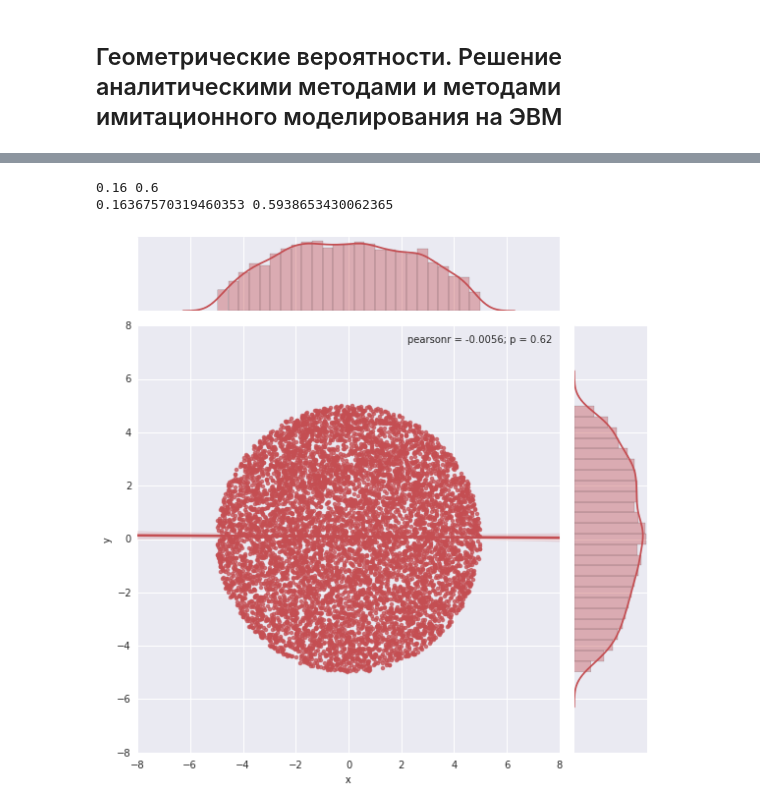
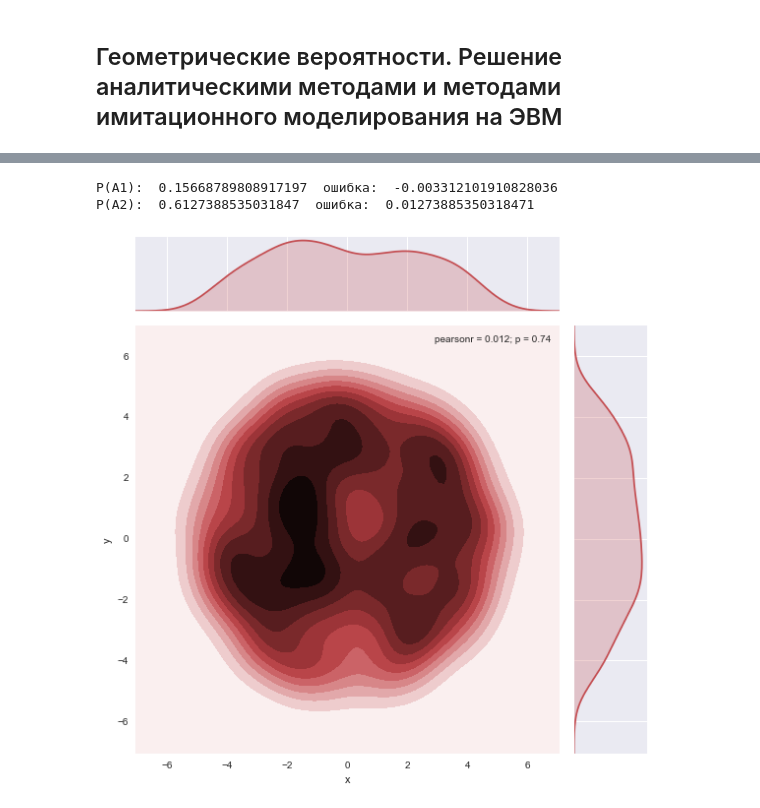
Before and after one commit to Mapholameth/way_station, a Jupyter notebook: pat-rec-2014/l-1.ipynb, the cells around one changed output, grey strips where cells are left out. Saved outputs shown, nothing was run; the diff lists cells and outputs as text; code cells hidden in the pictures.

```diff
--- a/pat-rec-2014/l-1.ipynb
+++ b/pat-rec-2014/l-1.ipynb
@@ -7,3 +27,5 @@
+# %%
+n = 1000
 # %%
 %matplotlib inline
 import seaborn as sns
@@ -41,51 +76,54 @@ print("              ошибка: ", success / n - precise_sol)
+# %%
+n = 1000
 # %%
 from random import random
 import seaborn as sns
 from scipy import stats
 import pandas as pd
 
-a1 = 2**2 / 5**2
-
-a2 = (1 + (3**2 - 2**2) + (5**2 - 4**2)) / 5**2
-
-print(a1, a2)
-
-n = 10000
 true_n = 0
 n_r_1 = 0
 n_r_2 = 0
 
-data = pd.DataFrame(columns=['x', 'y'], index=[i in range(n)])
+data = pd.DataFrame(columns=['x', 'y'], index=range(n))
 for i in range(n):
-    a = random() * math.pi * 2.0
-    r = random() * 5.0
-    x = math.cos(a) * r
-    y = math.sin(a) * r
+    # равномерно распределяем точки в квадрате (-5; -5) - (5; 5)
     x = random() * 10 - 5
     y = random() * 10 - 5
 
+    # квадрат расстояния точки до начала координат
     r2 = x**2 + y**2
 
+    # точка не попала во внешний круг
     if r2 > 25:
         continue
 
     true_n += 1
 
     data.loc[i] = [x, y]
 
-
+    # точка попала в окружность радиуса 2
     if (r2 < 4):
         n_r_1 += 1
-    if (r2 < 1 or r2 > 4 and r2 < 9 or r2 > 16 and r2 < 25):
+
+    # точка попала в заштрихованую область
+    if (r2 < 1\
+        or r2 > 4 and r2 < 9\
+        or r2 > 16 and r2 < 25):
         n_r_2 += 1
 
-print(n_r_1 / true_n, n_r_2 / true_n)
+pa1_true = 0.16
+pa2_true = 0.6
+pa1 = n_r_1 / true_n
+pa2 = n_r_2 / true_n
+
+print("P(A1): ", pa1, " ошибка: ", pa1 - pa1_true)
+print("P(A2): ", pa2, " ошибка: ", pa2 - pa2_true)
 
 sns.set(style="darkgrid")
-
 color = sns.color_palette()[2]
-g = sns.jointplot('x', 'y', data=data, kind="reg", color=color, size=8)
+g = sns.jointplot('x', 'y', data=data, kind="kde", color=color, size=8)
 # %% [output]
-0.16 0.6
-0.16367570319460353 0.5938653430062365
+P(A1):  0.15668789808917197  ошибка:  -0.003312101910828036
+P(A2):  0.6127388535031847  ошибка:  0.01273885350318471
-[figure, old version]
+[figure, new version]
```
Also changed, not shown: parts of 8 cells of this notebook.
